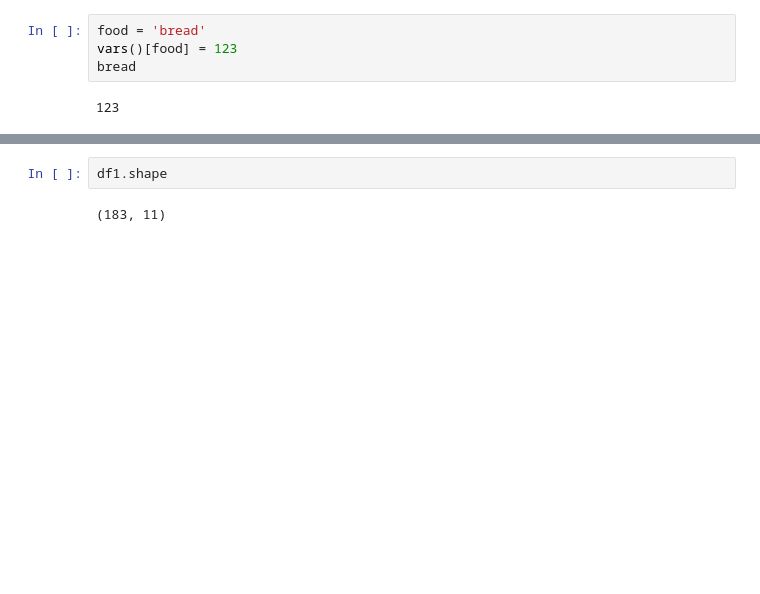
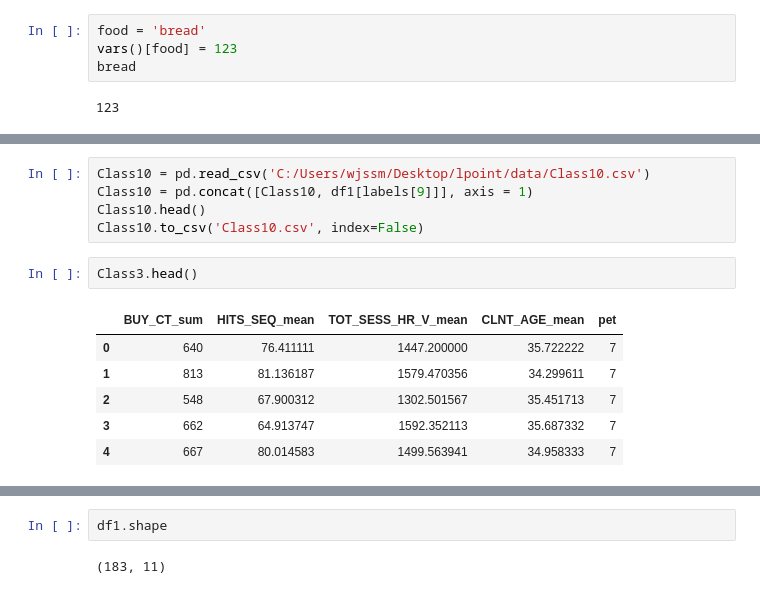
Before and after one commit to miniii222/-5th-L.point_bigdata_competiton, a Jupyter notebook: modeling/trend_naver_datalab.ipynb, the cells around one changed output, grey strips where cells are left out. Cells and saved outputs as stored; diff of their text form; blank space fills up the shorter version.

```diff
--- a/modeling/trend_naver_datalab.ipynb
+++ b/modeling/trend_naver_datalab.ipynb
@@ -268,0 +229,14 @@ pd.concat([df1,class1], axis = 1)
+# %%
+Class10 = pd.read_csv('C:/Users/wjssm/Desktop/lpoint/data/Class10.csv')
+Class10 = pd.concat([Class10, df1[labels[9]]], axis = 1)
+Class10.head()
+Class10.to_csv('Class10.csv', index=False)
+# %%
+Class3.head()
+# %% [output]
+|  | BUY_CT_sum | HITS_SEQ_mean | TOT_SESS_HR_V_mean | CLNT_AGE_mean | pet |
+| 0 | 640 | 76.411111 | 1447.200000 | 35.722222 | 7 |
+| 1 | 813 | 81.136187 | 1579.470356 | 34.299611 | 7 |
+| 2 | 548 | 67.900312 | 1302.501567 | 35.451713 | 7 |
+| 3 | 662 | 64.913747 | 1592.352113 | 35.687332 | 7 |
+| 4 | 667 | 80.014583 | 1499.563941 | 34.958333 | 7 |
```
Also changed, not shown: parts of 4 cells of this notebook.
